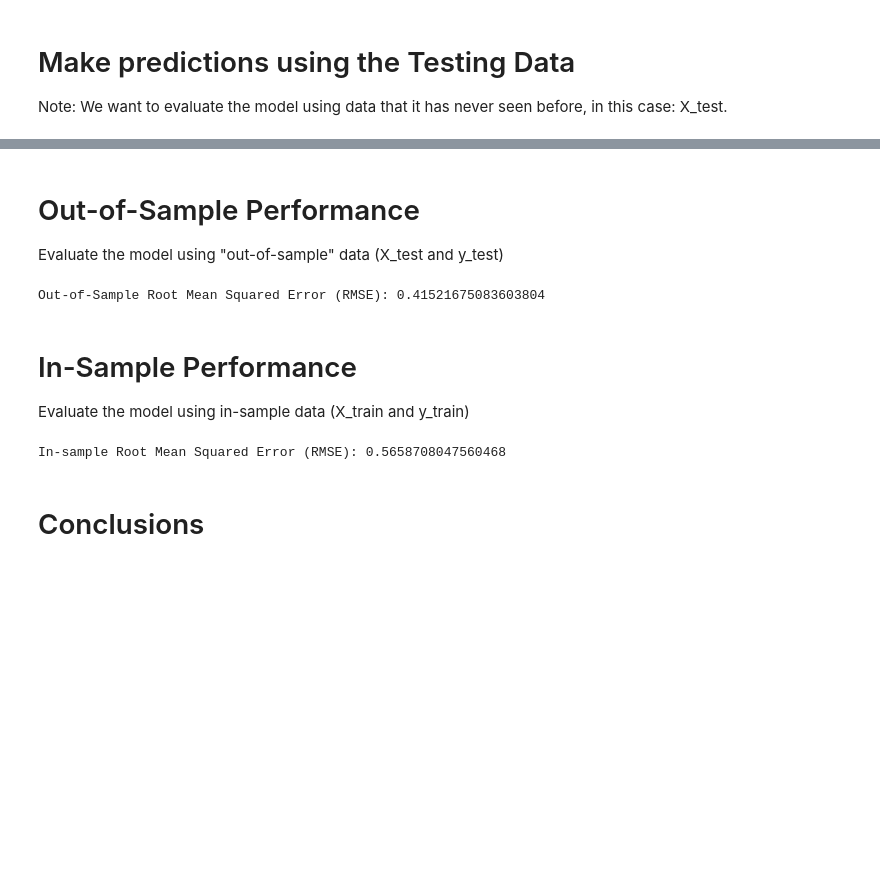
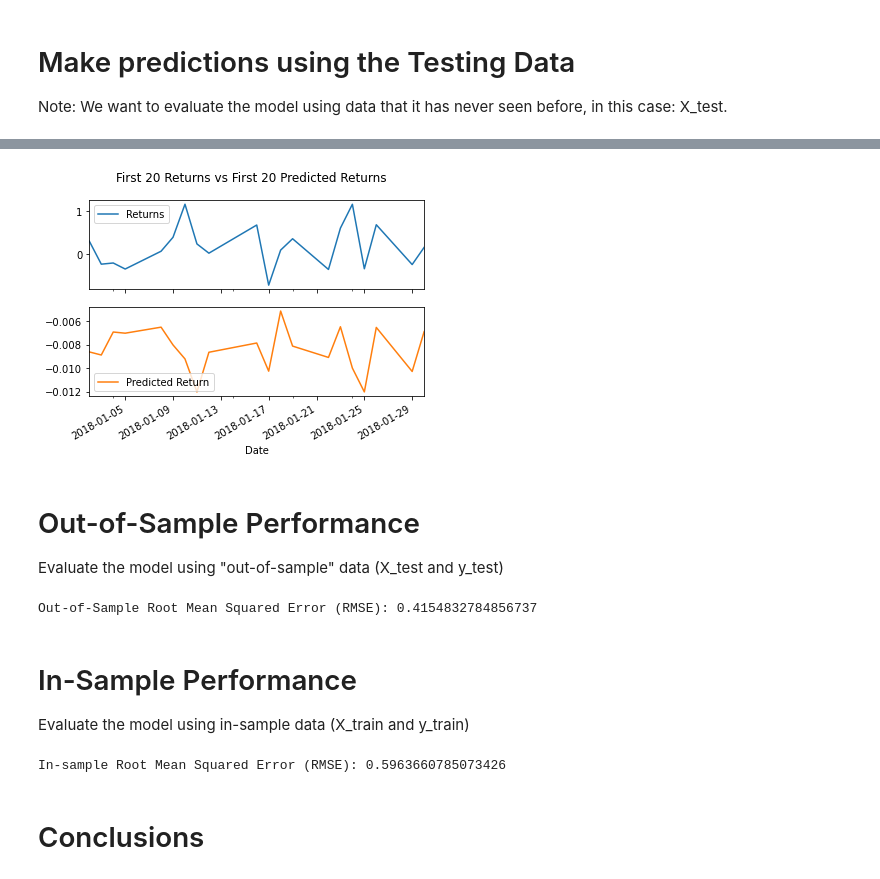
Before and after one commit to sheldonpalm69/Time-Series-HW, a Jupyter notebook: regression_analysis.ipynb, the cells around one changed output, grey strips where cells are left out. Cells and saved outputs as stored; diff of their text form; code cells hidden in the pictures; blank space fills up the shorter version.

```diff
--- a/regression_analysis.ipynb
+++ b/regression_analysis.ipynb
@@ -73,7 +77,10 @@ test = yen_futures['2018':]
 # Create four dataframes:
 # X_train (training set using just the independent variables), X_test (test set of of just the independent variables)
 # Y_train (training set using just the "y" variable, i.e., "Futures Return"), Y_test (test set of just the "y" variable):
-# YOUR CODE HERE!
+X_train = train["Lagged_Returns"].to_frame().replace(-np.inf, np.nan).dropna()
+X_test = test["Lagged_Returns"].to_frame().replace(-np.inf, np.nan).dropna()
+y_train = train["Returns"].replace(-np.inf, np.nan).dropna()
+y_test = test["Returns"].replace(-np.inf, np.nan).dropna()
 # %%
 X_train
 # %% [output]
@@ -98,5 +105,6 @@ X_train
 from sklearn.linear_model import LinearRegression
 
 # Fit a SKLearn linear regression using just the training set (X_train, Y_train):
-# YOUR CODE HERE!
+model = LinearRegression()
+model.fit(X_train, y_train)
 # %% [output]
@@ -107,7 +115,9 @@ LinearRegression(copy_X=True, fit_intercept=True, n_jobs=None, normalize=False)
 Note: We want to evaluate the model using data that it has never seen before, in this case: X_test.
 # %%
 # Make a prediction of "y" values using just the test dataset
-# YOUR CODE HERE!
+predicted_y_values = model.predict(X_test)
 # %%
 # Assemble actual y data (Y_test) with predicted y data (from just above) into two columns in a dataframe:
-# YOUR CODE HERE!
+results_df = y_test.to_frame()
+results_df["Predicted Return"] = predicted_y_values
+results_df.head()
@@ -121,0 +132,9 @@ array([<matplotlib.axes._subplots.AxesSubplot object at 0x...>,
+# %%
+import hvplot.pandas
+from matplotlib import pyplot as plt
+# Plot the first 20 predictions vs the true values
+results_df[:20].plot(subplots=True, title='First 20 Returns vs First 20 Predicted Returns')
+
+# Set margins to 0 to eliminate whitespace on x-axis (required importing pyplot from matplotlib):
+plt.margins(x=0)
+# %% [output]
@@ -122,3 +143,4 @@ array([<matplotlib.axes._subplots.AxesSubplot object at 0x...>,
+[figure, added]
 # %% [markdown]
 # Out-of-Sample Performance
 
@@ -126,30 +148,38 @@ Evaluate the model using "out-of-sample" data (X_test and y_test)
 # %%
 from sklearn.metrics import mean_squared_error
 # Calculate the mean_squared_error (MSE) on actual versus predicted test "y"
-# YOUR CODE HERE!
+mse = mean_squared_error(
+    results_df["Returns"],
+    results_df["Predicted Return"]
+)
 
 # Using that mean-squared-error, calculate the root-mean-squared error (RMSE):
-# YOUR CODE HERE!
+rmse = np.sqrt(mse)
+print(f"Out-of-Sample Root Mean Squared Error (RMSE): {rmse}")
 # %% [output]
-Out-of-Sample Root Mean Squared Error (RMSE): 0.41521675083603804
+Out-of-Sample Root Mean Squared Error (RMSE): 0.4154832784856737
 # %% [markdown]
 # In-Sample Performance
 
 Evaluate the model using in-sample data (X_train and y_train)
 # %%
 # Construct a dataframe using just the "y" training data:
-# YOUR CODE HERE!
+in_sample_results = y_train.to_frame()
 
 # Add a column of "in-sample" predictions to that dataframe:
-# YOUR CODE HERE!
+in_sample_results["In-sample Predictions"] = model.predict(X_train)
 
 # Calculate in-sample mean_squared_error (for comparison to out-of-sample)
-# YOUR CODE HERE!
+in_sample_mse = mean_squared_error(
+    in_sample_results["Returns"],
+    in_sample_results["In-sample Predictions"]
+)
 
 # Calculate in-sample root mean_squared_error (for comparison to out-of-sample)
-# YOUR CODE HERE!
+in_sample_rmse = np.sqrt(in_sample_mse)
+print(f"In-sample Root Mean Squared Error (RMSE): {in_sample_rmse}")
 # %% [output]
-In-sample Root Mean Squared Error (RMSE): 0.5658708047560468
+In-sample Root Mean Squared Error (RMSE): 0.5963660785073426
 # %% [markdown]
 # Conclusions
 # %% [markdown]
```
Also changed, not shown: parts of 6 cells of this notebook, 5 other files.
